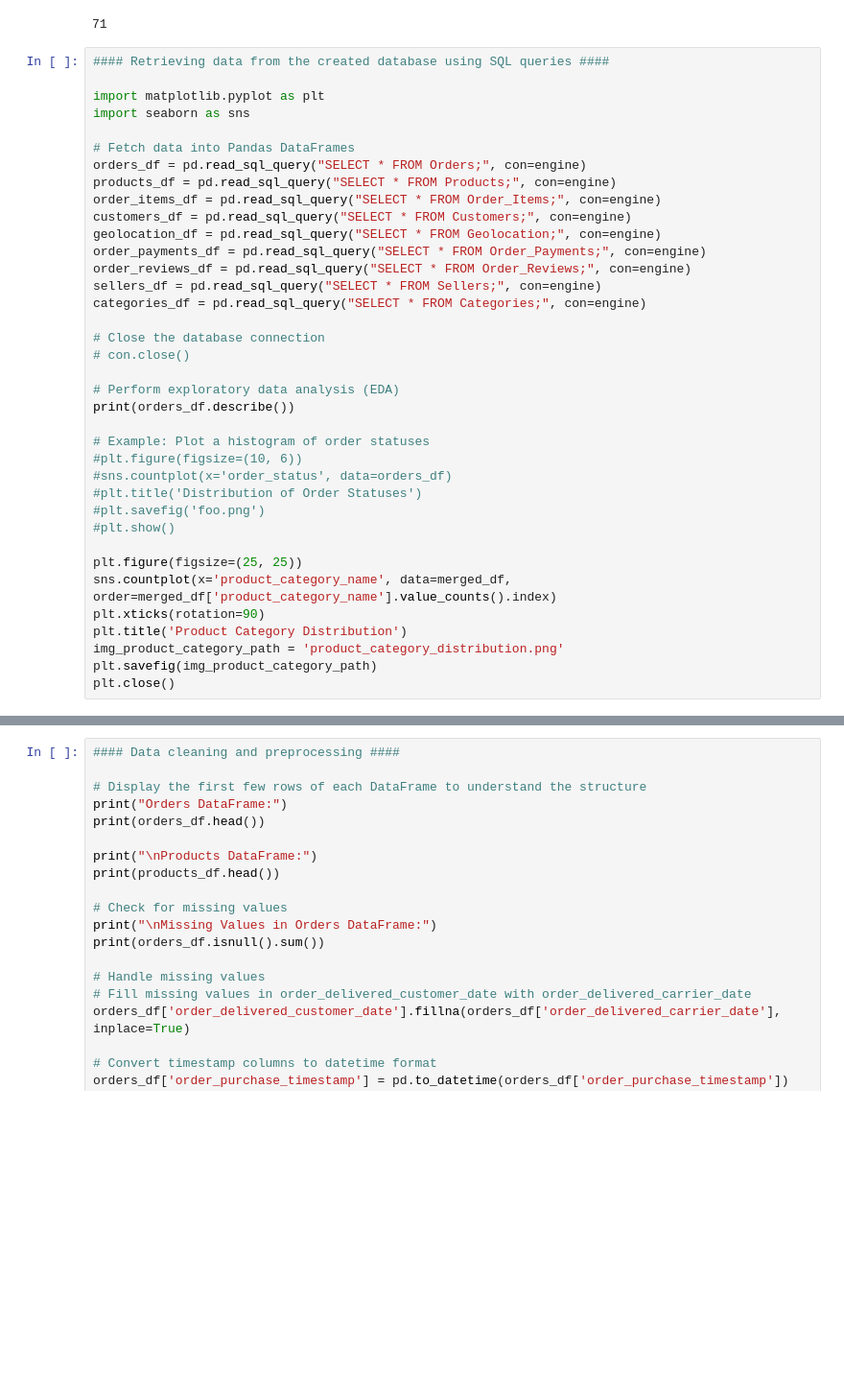
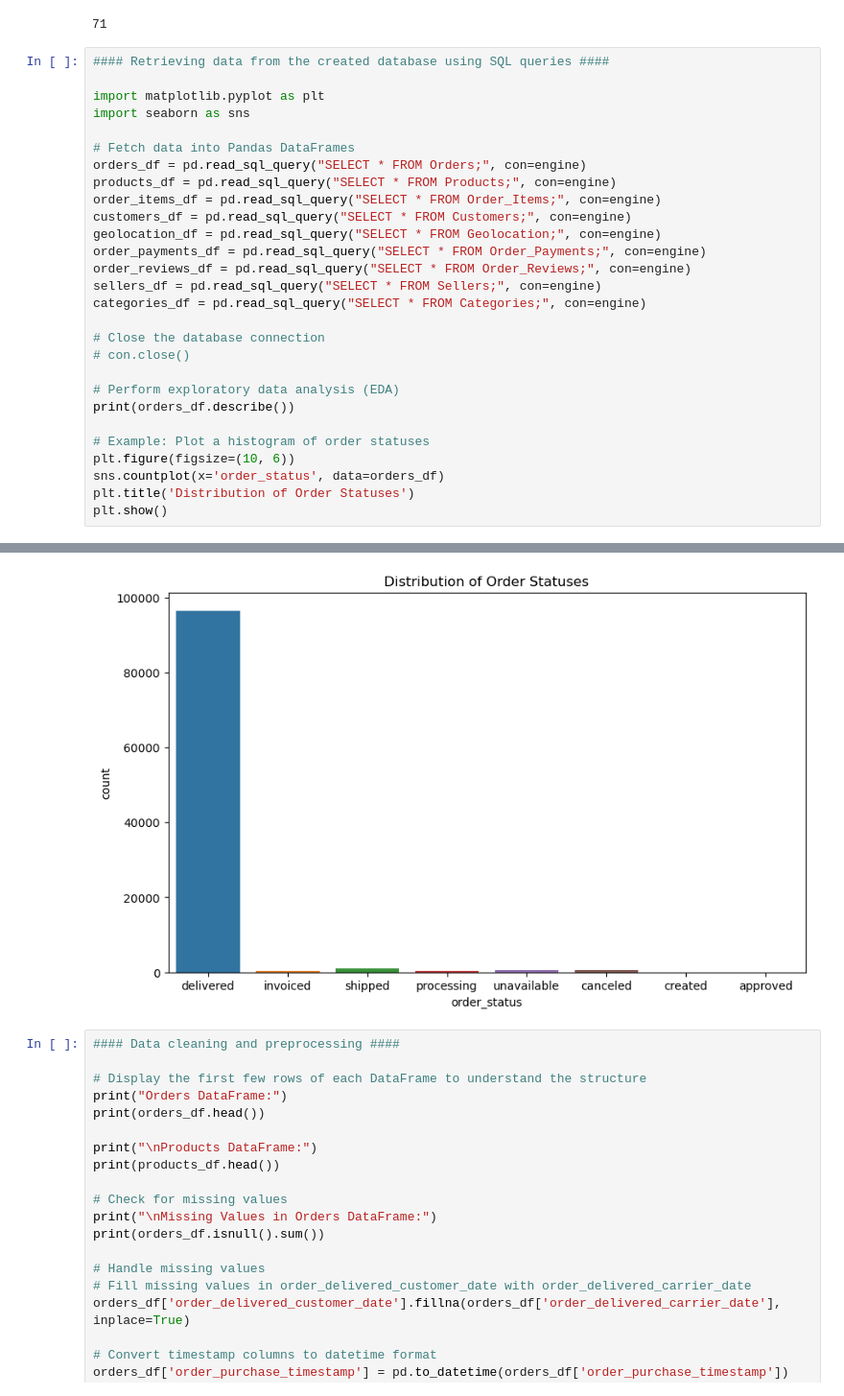
Before and after one commit to ahmedsamirir/Flask-Ecommerce-EDA, a Jupyter notebook: DataAnalysisUsingPython.ipynb, the cells around one changed output, grey strips where cells are left out. Shown at 96% size. Cells and saved outputs as stored; diff of their text form; blank space fills up the shorter version.

```diff
--- a/DataAnalysisUsingPython.ipynb
+++ b/DataAnalysisUsingPython.ipynb
@@ -50,46 +50,38 @@ geolocation_df = pd.read_sql_query("SELECT * FROM Geolocation;", con=engine)
 order_payments_df = pd.read_sql_query("SELECT * FROM Order_Payments;", con=engine)
 order_reviews_df = pd.read_sql_query("SELECT * FROM Order_Reviews;", con=engine)
 sellers_df = pd.read_sql_query("SELECT * FROM Sellers;", con=engine)
 categories_df = pd.read_sql_query("SELECT * FROM Categories;", con=engine)
 
 # Close the database connection
 # con.close()
 
 # Perform exploratory data analysis (EDA)
 print(orders_df.describe())
 
 # Example: Plot a histogram of order statuses
-#plt.figure(figsize=(10, 6))
-#sns.countplot(x='order_status', data=orders_df)
-#plt.title('Distribution of Order Statuses')
-#plt.savefig('foo.png')
-#plt.show()
-
-plt.figure(figsize=(25, 25))
-sns.countplot(x='product_category_name', data=merged_df, order=merged_df['product_category_name'].value_counts().index)
-plt.xticks(rotation=90)
-plt.title('Product Category Distribution')
-img_product_category_path = 'product_category_distribution.png'
-plt.savefig(img_product_category_path)
-plt.close()
+plt.figure(figsize=(10, 6))
+sns.countplot(x='order_status', data=orders_df)
+plt.title('Distribution of Order Statuses')
+plt.show()
 # %% [output]
                                 order_id                       customer_id  \
 count                              99441                             99441
 unique                             99441                             99441
 top     e481f51cbdc54678b7cc49136f2d6af7  9ef432eb6251297304e76186b10a928d
 freq                                   1                                 1
 
        order_status order_purchase_timestamp order_approved_at  \
 count         99441                    99441             99281
 unique            8                    88789             50462
 top       delivered           8/2/2018 12:06   1/10/2018 10:32
 freq          96478                       28               109
 
 ... (7 lines left out)
 count                          99441
 unique                           459
 top                  12/20/2017 0:00
 freq                             522
+[figure, added]
 # %%
 #### Data cleaning and preprocessing ####
 
```
